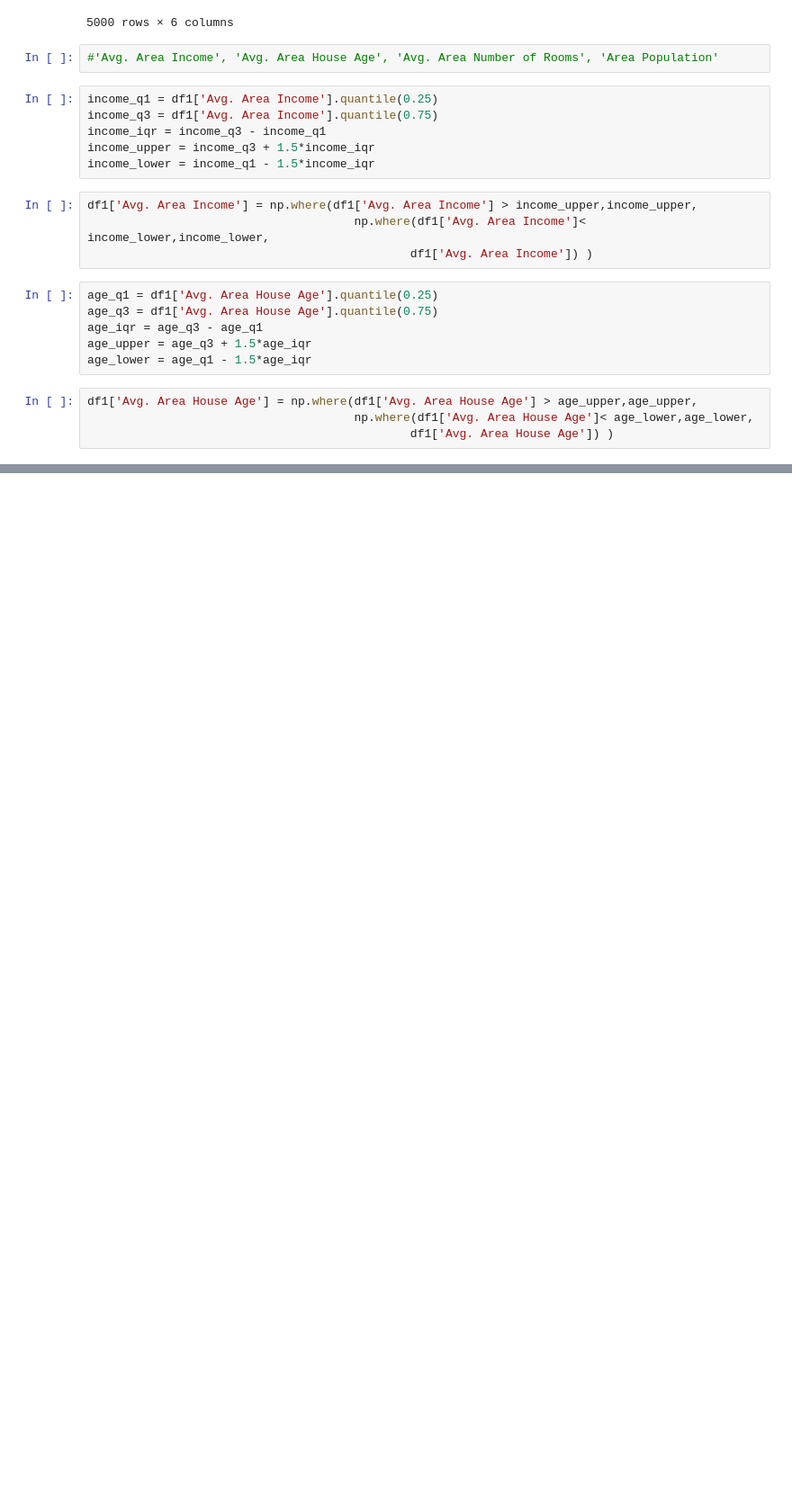
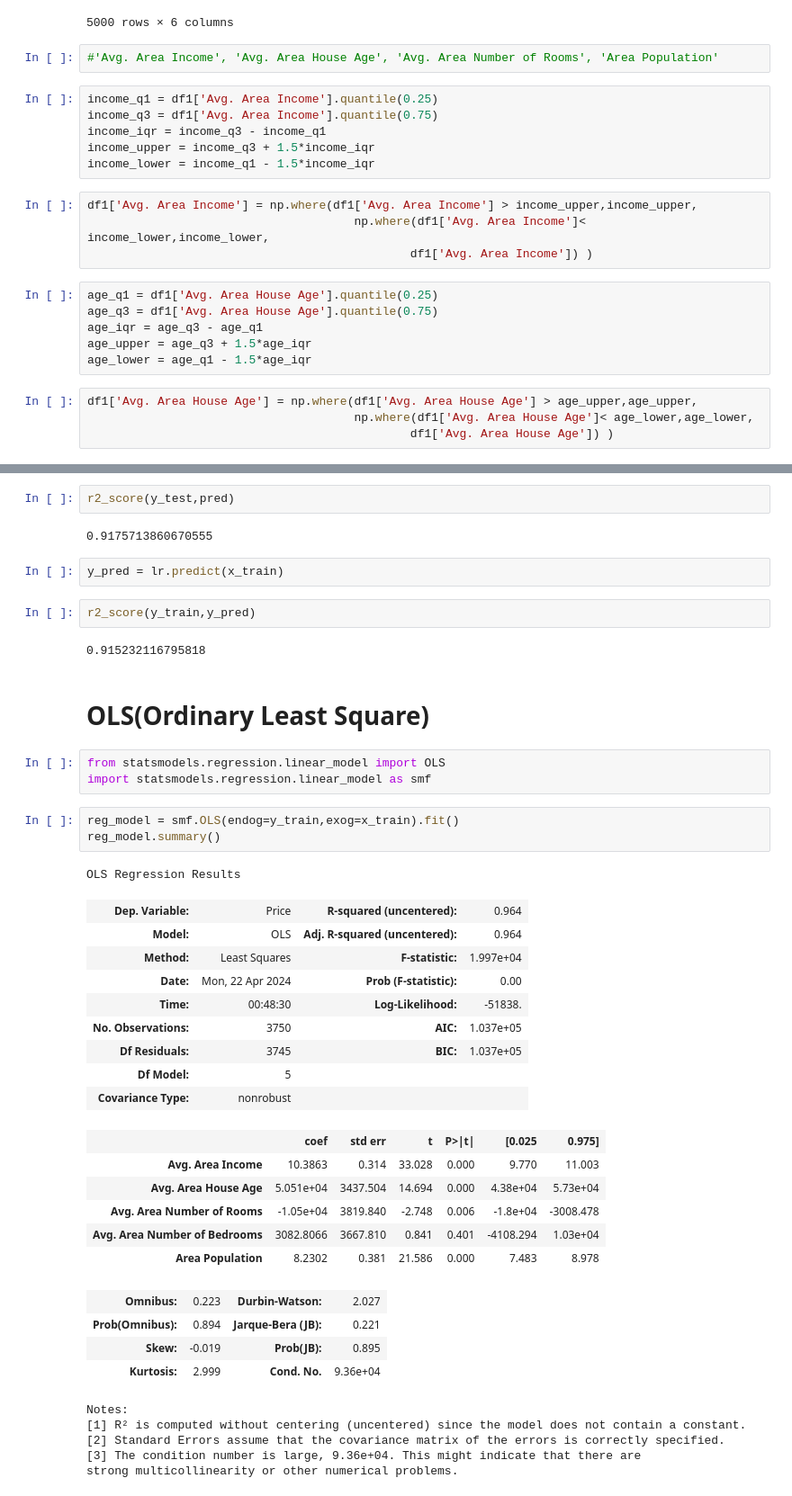
Before and after one commit to Nandini573/USAHouse_prediction, a Jupyter notebook: home_prediction.ipynb, the cells around one changed output, grey strips where cells are left out. Shown at 90% size. Cells and saved outputs as stored; diff of their text form; blank space fills up the shorter version.

```diff
--- a/home_prediction.ipynb
+++ b/home_prediction.ipynb
@@ -408,0 +462,44 @@ vif
+# %%
+r2_score(y_test,pred)
+# %% [output]
+0.9175713860670555
+# %%
+y_pred = lr.predict(x_train)
+# %%
+r2_score(y_train,y_pred)
+# %% [output]
+0.915232116795818
+# %% [markdown]
+# OLS(Ordinary Least Square)
+# %%
+from statsmodels.regression.linear_model import OLS
+import statsmodels.regression.linear_model as smf
+# %%
+reg_model = smf.OLS(endog=y_train,exog=x_train).fit()
+reg_model.summary()
+# %% [output]
+OLS Regression Results
+| Dep. Variable: | Price | R-squared (uncentered): | 0.964 |
+| Model: | OLS | Adj. R-squared (uncentered): | 0.964 |
+| Method: | Least Squares | F-statistic: | 1.997e+04 |
+| Date: | Mon, 22 Apr 2024 | Prob (F-statistic): | 0.00 |
+| Time: | 00:48:30 | Log-Likelihood: | -51838. |
+| No. Observations: | 3750 | AIC: | 1.037e+05 |
+| Df Residuals: | 3745 | BIC: | 1.037e+05 |
+| Df Model: | 5 |  |  |
+| Covariance Type: | nonrobust |  |  |
+|  | coef | std err | t | P>|t| | [0.025 | 0.975] |
+| Avg. Area Income | 10.3863 | 0.314 | 33.028 | 0.000 | 9.770 | 11.003 |
+| Avg. Area House Age | 5.051e+04 | 3437.504 | 14.694 | 0.000 | 4.38e+04 | 5.73e+04 |
+| Avg. Area Number of Rooms | -1.05e+04 | 3819.840 | -2.748 | 0.006 | -1.8e+04 | -3008.478 |
+| Avg. Area Number of Bedrooms | 3082.8066 | 3667.810 | 0.841 | 0.401 | -4108.294 | 1.03e+04 |
+| Area Population | 8.2302 | 0.381 | 21.586 | 0.000 | 7.483 | 8.978 |
+| Omnibus: | 0.223 | Durbin-Watson: | 2.027 |
+| Prob(Omnibus): | 0.894 | Jarque-Bera (JB): | 0.221 |
+| Skew: | -0.019 | Prob(JB): | 0.895 |
+| Kurtosis: | 2.999 | Cond. No. | 9.36e+04 |
+Notes:
+[1] R² is computed without centering (uncentered) since the model does not contain a constant.
+[2] Standard Errors assume that the covariance matrix of the errors is correctly specified.
+[3] The condition number is large, 9.36e+04. This might indicate that there are
+strong multicollinearity or other numerical problems.
```
Also changed, not shown: parts of 58 cells of this notebook.
